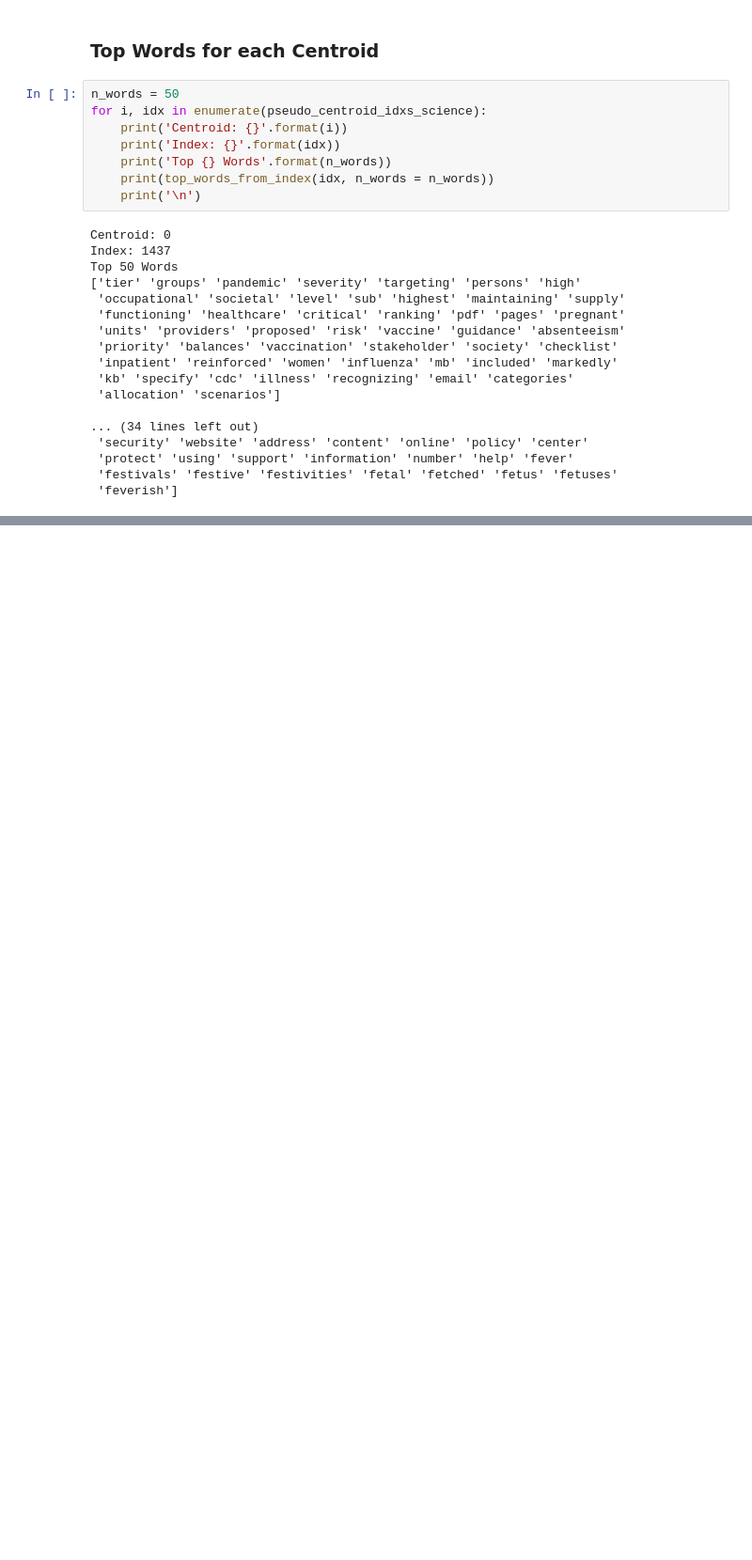
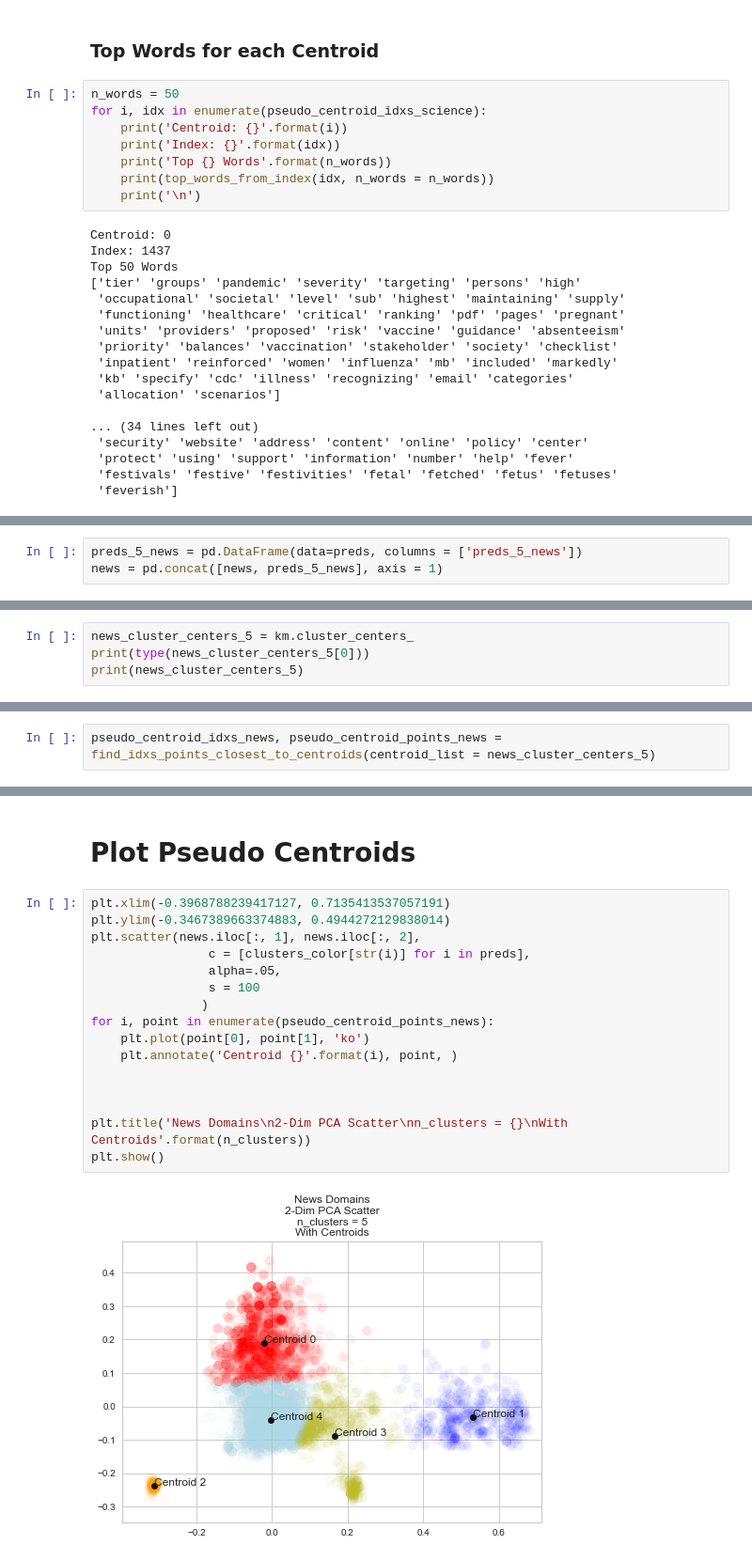
Before and after one commit to rskuzma/anti_vax_embeddings, a Jupyter notebook: src/Key_Words.ipynb, the cells around one changed output, grey strips where cells are left out. Shown at 94% size. Drawn from its saved outputs; the diff is of its cells as text; blank space fills up the shorter version.

```diff
--- a/src/Key_Words.ipynb
+++ b/src/Key_Words.ipynb
@@ -660,0 +711,3 @@ Top 50 Words
+# %%
+preds_5_news = pd.DataFrame(data=preds, columns = ['preds_5_news'])
+news = pd.concat([news, preds_5_news], axis = 1)
@@ -660,0 +716,4 @@ Top 50 Words
+# %%
+news_cluster_centers_5 = km.cluster_centers_
+print(type(news_cluster_centers_5[0]))
+print(news_cluster_centers_5)
@@ -660,0 +727,2 @@ Top 50 Words
+# %%
+pseudo_centroid_idxs_news, pseudo_centroid_points_news = find_idxs_points_closest_to_centroids(centroid_list = news_cluster_centers_5)
@@ -660,0 +738,20 @@ Top 50 Words
+# %% [markdown]
+# Plot Pseudo Centroids
+# %%
+plt.xlim(-0.3968788239417127, 0.7135413537057191)
+plt.ylim(-0.3467389663374883, 0.4944272129838014)
+plt.scatter(news.iloc[:, 1], news.iloc[:, 2],
+                c = [clusters_color[str(i)] for i in preds],
+                alpha=.05,
+                s = 100
+               )
+for i, point in enumerate(pseudo_centroid_points_news):
+    plt.plot(point[0], point[1], 'ko')
+    plt.annotate('Centroid {}'.format(i), point, )
+
+
+
+plt.title('News Domains\n2-Dim PCA Scatter\nn_clusters = {}\nWith Centroids'.format(n_clusters))
+plt.show()
+# %% [output]
+[figure, added]
```
Also changed, not shown: parts of 23 cells of this notebook.
